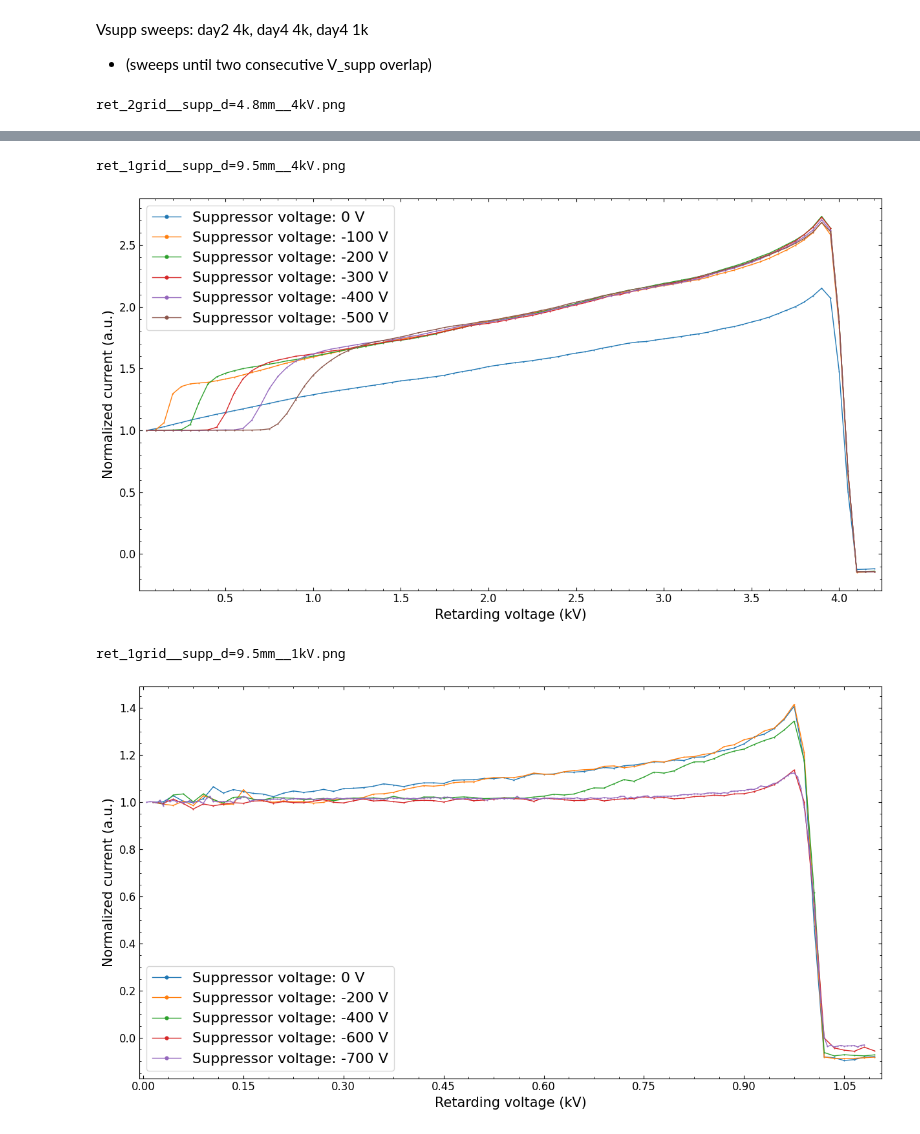
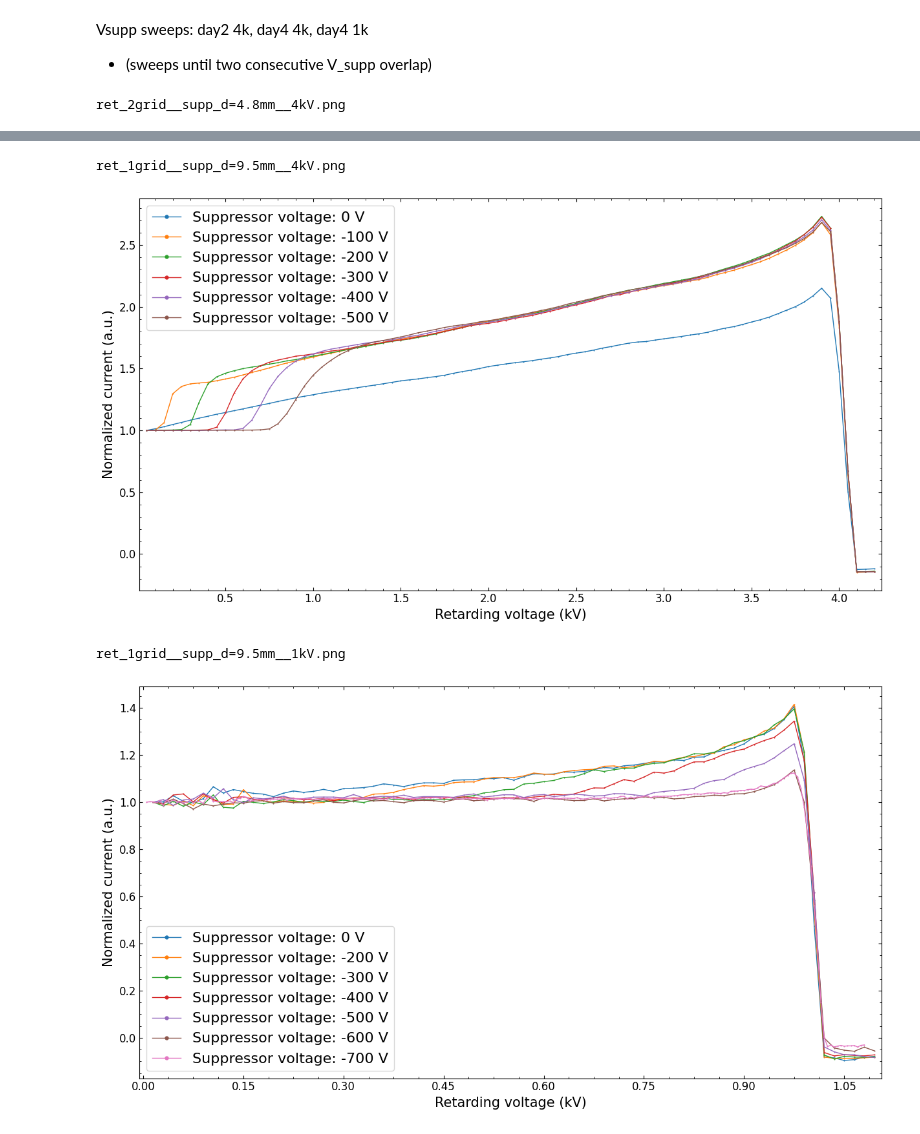
Before and after one commit to naki23/PL4-RFA, a Jupyter notebook: RFA_main2.ipynb, the cells around one changed output, grey strips where cells are left out. Saved outputs shown, nothing was run; the diff lists cells and outputs as text; code cells hidden in the pictures.

```diff
--- a/RFA_main2.ipynb
+++ b/RFA_main2.ipynb
@@ -63,6 +63,7 @@ class RFAData:
         self.current_norm = None  # Will be numpy array
 
         self._is_normalized = False
+        self.fwhm_percent = None # will be unc.ufloat, if calculated
 
 
         self._load_file(filename)
@@ -199,7 +200,7 @@ class RFAData:
                 f"\tretarding configuration = {self.ret_config}, \n"
                 f"\tsuppressor configuration = {self.supp_config}, \n"
                 f"\tbeam energy = {self.energy} kV, \n"
-                f"\tsweep starting voltage = {self.sweep_start} kV, \n"
+                f"\t{'PEAK' if self.is_peak else 'FULL'} sweep, \n"
                 f"\tsuppressor voltage = {self.suppressor_voltage}")
 
     # normalized setting, so all code runs as before, the correct current data is update behind
@@ -281,9 +282,9 @@ class RFAData:
         a, b, c, d = popt_gaussian
         fwhm = 2 * np.sqrt(2 * np.log(2)) * c
         fwhm_percent = fwhm / b * 100
-        print(f"FWHM: {fwhm:.3f} kV, FWHM as % of center: {fwhm_percent:.2f}%")
 
         if plot:
+            print(f"FWHM: {fwhm:.3f} kV, FWHM as % of center: {fwhm_percent:.2f}%")
             fig, ax = format_plot(show=False)
             if max_current:
                 ax.axhline(y=max_current, color='b', linestyle='--', label='max current')
@@ -291,6 +292,8 @@ class RFAData:
             ax.plot(x_data, gaussian_erf(x_data, *popt_erf), 'r--',
                     label=f'erf fit --> FWHM: {fwhm_percent:.3f}%')
             format_plot(figax=(fig, ax), rfa_datas=[self])
+
+        self.fwhm_percent = fwhm_percent
         return fwhm_percent
 
 
@@ -553,37 +565,37 @@ Vsupp sweeps: day2 4k, day4 4k, day4 1k
 # %%
 # setup for-loops
 day_energy = [(2, 4), (4, 4), (4, 1)]
-ranges = [range(0, -401, -50), range(0, -501, -100), list(range(0, -601, -200)) + [-700]]
+ranges = [range(0, -401, -50), range(0, -501, -100), [0] + list(range(-200, -701, -100))]
 thru = zip(day_energy, ranges)
 for (day, energy), range_ in thru:
     # get data for the given plot
     datas = filtered(all_rfa_datas,
                      day=[day], energy=[energy],
                      is_peak=[False],
                      supp_voltage=range_)
     datas = sorted(datas, key=lambda x: -x.suppressor_voltage)
     fig, ax = format_plot(show=False)
     for data in datas:
         ax.plot(data.retarding_voltage, data.current,
                 label=f"Suppressor voltage: {data.suppressor_voltage:.0f} V",
                 marker="o", markersize=0.5,
                 linestyle='-', linewidth=1)
     fig, ax = format_plot(figax=(fig, ax), is_norm=data.is_normalized, show=False, figsize=(12.5, 7))
     # change the legend location for the 1st one
     if (day, energy) == (2, 4):
         ax.legend(
                     loc='center left',
                     bbox_to_anchor=(1, 0.5),
                     markerscale=7)
         fig.set_size_inches(12.5 + (12.5 * 0.3), 7)
     # export
     print(name := f"ret_{data.ret_config}__supp_{data.supp_config}__{energy}kV.png")
     plt.savefig(f"./plot exports/{name}")
     plt.show()
 # %% [output]
 ret_2grid__supp_d=4.8mm__4kV.png
 [figure]
 ret_1grid__supp_d=9.5mm__4kV.png
 [figure]
 ret_1grid__supp_d=9.5mm__1kV.png
-[figure, old version]
+[figure, new version]
```
Also changed, not shown: parts of 6 cells of this notebook, 3 other files.
